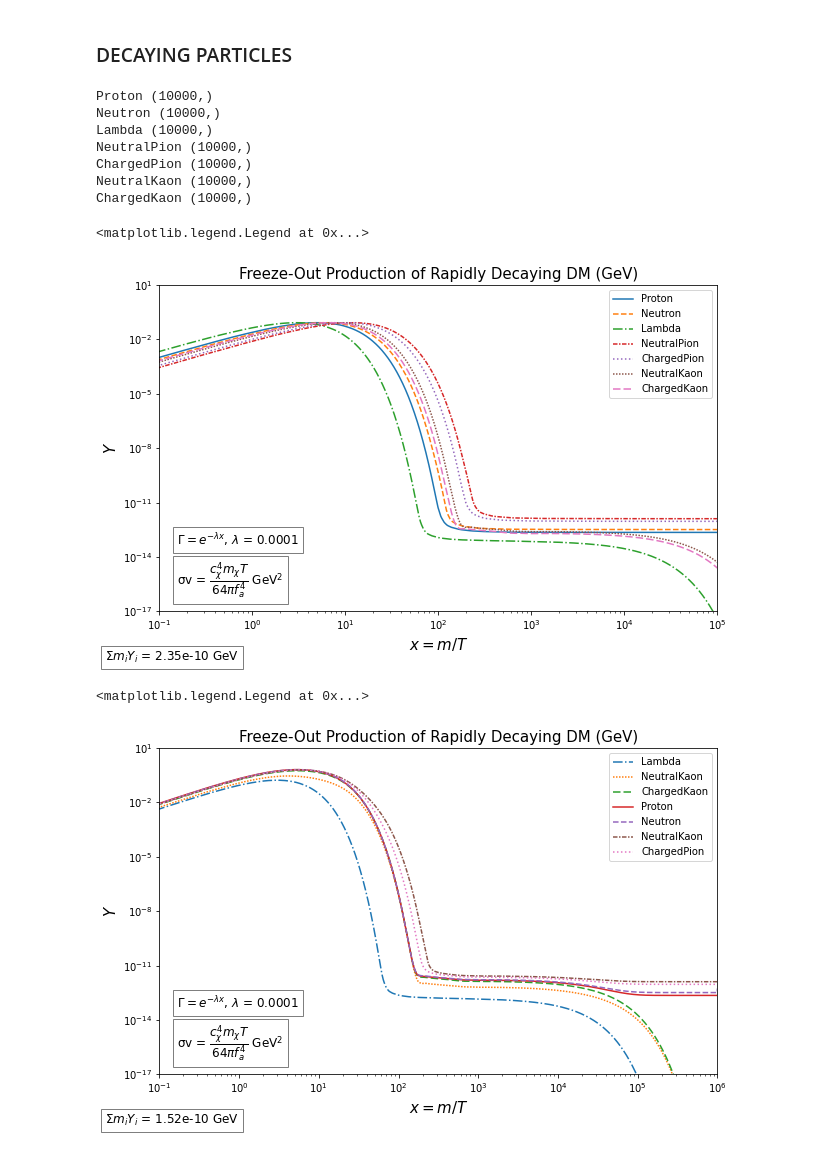
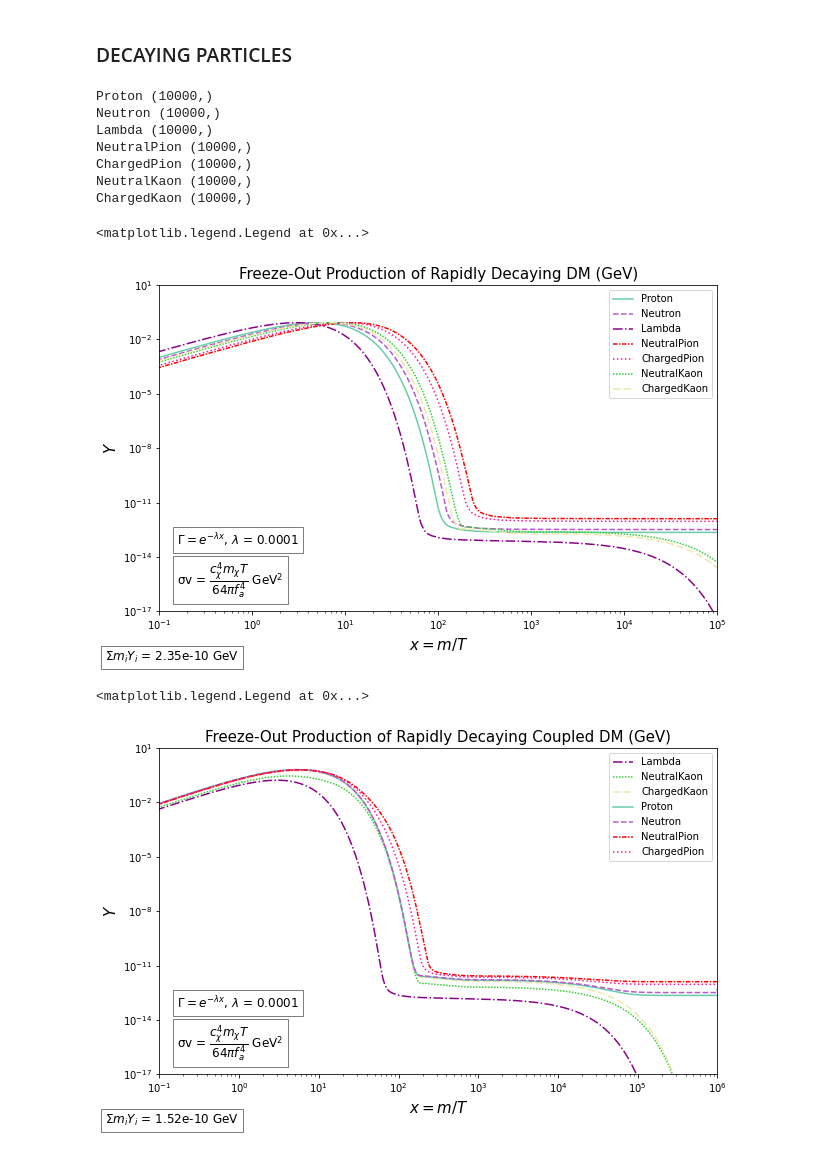
Before and after one commit to IgalPress/Thesis, a Jupyter notebook: FreezeOutCode.ipynb, the cells around one changed output. Cells and saved outputs as stored; diff of their text form; code cells hidden in the pictures.

Commit message:
Added an example, also added a color guide for the plots

```diff
--- a/FreezeOutCode.ipynb
+++ b/FreezeOutCode.ipynb
@@ -49,6 +49,16 @@ linestyles = {
     "NeutralKaon": (0, (1, 1))
 }
 
+linecolors = {
+    'Proton': 'mediumaquamarine',
+    'Neutron': 'mediumorchid',
+    'NeutralPion': 'red',
+    'ChargedPion': 'deeppink',
+    'Lambda': 'darkmagenta',
+    'ChargedKaon': 'palegoldenrod',
+    'NeutralKaon': 'limegreen'
+}
+
 decay_products = {
     "Lambda": [("Neutron", "NeutralPion"), ("Proton", "ChargedPion")],
     "NeutralKaon": [("NeutralPion", "NeutralPion"), ("ChargedPion", "ChargedPion")],
@@ -89,7 +99,7 @@ for particle in particles:
     # Convert back from log space
     Y_values = np.exp(sol.y[0])
 
-    plt.loglog(sol.t, Y_values, label=f'{particle}',linestyle=linestyles.get(particle, "-"))
+    plt.loglog(sol.t, Y_values, label=f'{particle}', color = linecolors.get(particle) ,linestyle=linestyles.get(particle, "-"))
 
     FreezeOutNumber = np.append(FreezeOutNumber, Y_values[-1])
     masses = np.append(masses, mass)
@@ -150,11 +160,11 @@ for particle in particles:
 
     if particle in ("Lambda", "NeutralKaon", "ChargedKaon"):
         Y_values_decay = Y_values*AvgDecayRate(x_eval)
-        plt.loglog(sol.t, Y_values_decay, label=f'{particle}',linestyle=linestyles.get(particle, "-"))
+        plt.loglog(sol.t, Y_values_decay, label=f'{particle}', color = linecolors.get(particle), linestyle=linestyles.get(particle, "-"))
         print(particle, np.shape(Y_values_decay))
 
     else:
-        plt.loglog(sol.t, Y_values, label=f'{particle}',linestyle=linestyles.get(particle, "-"))
+        plt.loglog(sol.t, Y_values, label=f'{particle}', color = linecolors.get(particle), linestyle=linestyles.get(particle, "-"))
         print(particle, np.shape(Y_values))
 
     FreezeOutNumber = np.append(FreezeOutNumber, Y_values[-1])
@@ -184,7 +194,7 @@ ChargedPion (10000,)
 NeutralKaon (10000,)
 ChargedKaon (10000,)
 <matplotlib.legend.Legend at 0x...>
-[figure, old version]
+[figure, new version]
 # %%
 # Integration setup
 particles = ["Proton", "Neutron", "NeutralPion", "ChargedPion","Lambda", "NeutralKaon", "ChargedKaon"]
@@ -236,39 +246,40 @@ for particle in particles:
                 FreezeOutNumber[particles.index("NeutralPion")] += 0.5 * Y_values_decay
                 FreezeOutNumber[particles.index("ChargedPion")] += 0.5 * Y_values_decay
 
-        plt.loglog(sol.t, FreezeOutNumber[idx, :], label=f'{particle}',linestyle=linestyles.get(particle, "-"))
+        plt.loglog(sol.t, FreezeOutNumber[idx, :], label=f'{particle}', color = linecolors.get(particle), linestyle=linestyles.get(particle, "-"))
 
     Y_values_array.append(Y_values)
     FreezeOutNumber[1, -1] = Y_values[-1]
     masses = np.append(masses, mass)
 
 
 Total_Proton = FreezeOutNumber[particles.index("Proton")] + Y_values_array[particles.index('Proton')]
 Total_Neutron = FreezeOutNumber[particles.index("Neutron")] + Y_values_array[particles.index('Neutron')]
 Total_NeutralPion = FreezeOutNumber[particles.index("NeutralPion")] + Y_values_array[particles.index('NeutralPion')]
 Total_ChargedPion = FreezeOutNumber[particles.index("ChargedPion")] + Y_values_array[particles.index('ChargedPion')]
 
-plt.loglog(x_eval, Total_Proton, label = 'Proton', linestyle = '-')
-plt.loglog(x_eval, Total_Neutron, label = 'Neutron', linestyle = '--')
-plt.loglog(x_eval, Total_NeutralPion, label = 'NeutralKaon', linestyle = (0,(3,1,1,1)))
-plt.loglog(x_eval, Total_ChargedPion, label = 'ChargedPion', linestyle = ':')
+plt.loglog(x_eval, Total_Proton, label = 'Proton', color = 'mediumaquamarine', linestyle = '-')
+plt.loglog(x_eval, Total_Neutron, label = 'Neutron', color = 'mediumorchid',linestyle = '--')
+plt.loglog(x_eval, Total_NeutralPion, label = 'NeutralPion', color = 'red', linestyle = (0,(3,1,1,1)))
+plt.loglog(x_eval, Total_ChargedPion, label = 'ChargedPion', color = 'deeppink', linestyle = ':')
+
 
 #print('masses = ', masses)
 #print('fz', FreezeOutNumber)
 #print(f'Σm_i*Y_i = {np.sum(np.multiply(masses,FreezeOutNumber))} GeV')
 
 plt.gcf().text(0.15, 0.15, r"σv = $\dfrac{c_{χ}^{4} m_χT}{64πf_a^4} $ GeV$^{2}$", fontsize=12, ha='left', va='bottom', bbox=dict(facecolor='white', alpha=0.5))
 plt.gcf().text(0.15, 0.27, rf"$\Gamma = e^{{-\lambda x}}$, $\lambda$ = {DecayConstant}", fontsize=12, ha='left', va='bottom', bbox=dict(facecolor='white', alpha=0.5))
 plt.gcf().text(0.05, 0.001, rf"$\Sigma m_{{i}}Y_{{i}}$ = {format(np.sum(np.multiply(masses, FreezeOutNumber[1,-1])), '.2e')} GeV", fontsize=12, ha='left', va='bottom', bbox=dict(facecolor='white', alpha=0.5))
 
 plt.ylim(1E-17,10)
 plt.xlim(0.1,x_max)
 plt.xlabel('$x = m/T$', size= 15)
 plt.ylabel('$Y$', size= 15)
-plt.title('Freeze-Out Production of Rapidly Decaying DM (GeV)', size= 15)
+plt.title('Freeze-Out Production of Rapidly Decaying Coupled DM (GeV)', size= 15)
 plt.legend()
 #plt.savefig('CoupledFreezeOut.png', facecolor = 'w')
 # %% [output]
 <matplotlib.legend.Legend at 0x...>
-[figure, old version]
+[figure, new version]
 # %%
```
Also changed, not shown: parts of 2 cells of this notebook.
